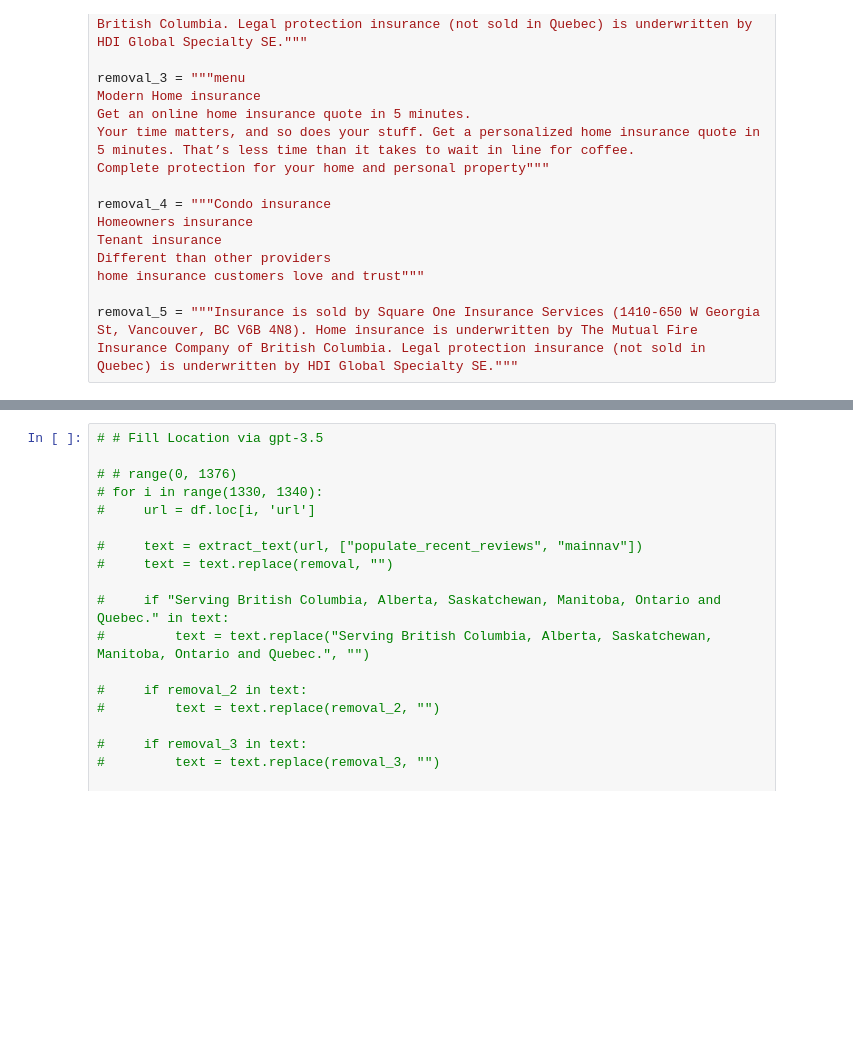
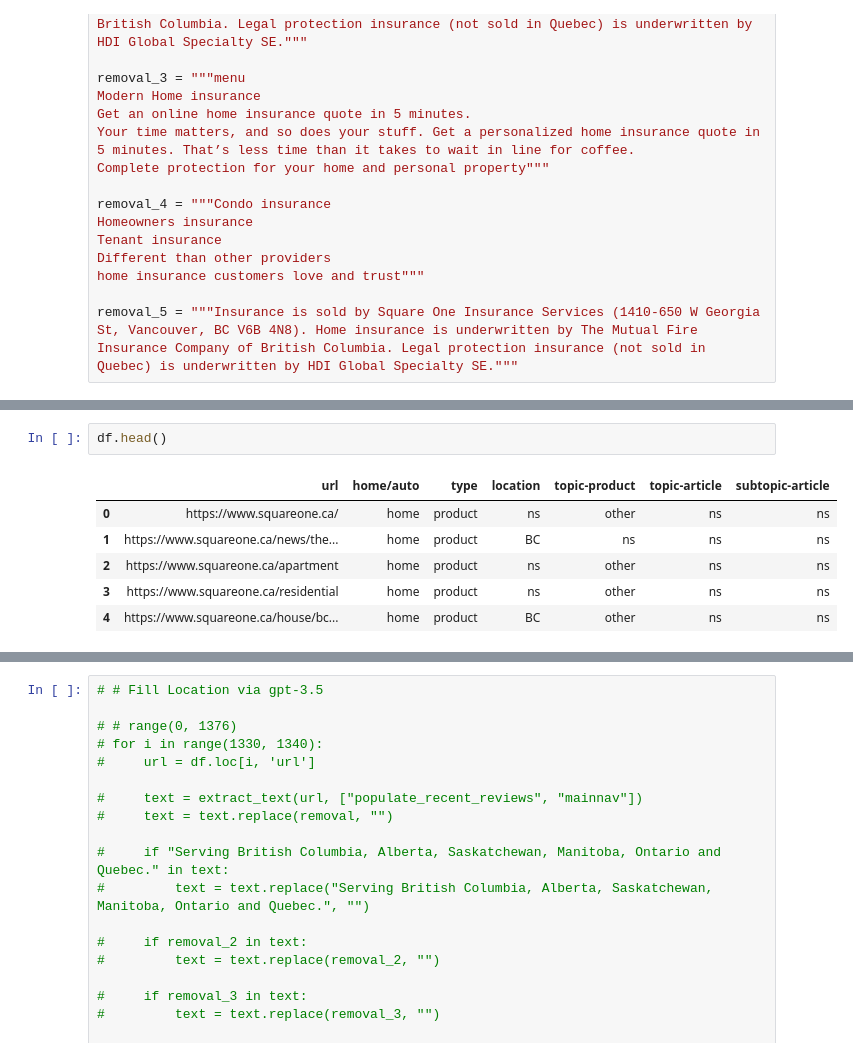
Before and after one commit to HoomanDehghaniML/DataAnalysis, a Jupyter notebook: gpt3.5/practice.ipynb, the cells around one changed output, grey strips where cells are left out. Drawn from its saved outputs; the diff is of its cells as text; blank space fills up the shorter version.

```diff
--- a/gpt3.5/practice.ipynb
+++ b/gpt3.5/practice.ipynb
@@ -381,0 +352,9 @@ df.loc[1100:1120]
+# %%
+df.head()
+# %% [output]
+|  | url | home/auto | type | location | topic-product | topic-article | subtopic-article |
+| 0 | https://www.squareone.ca/ | home | product | ns | other | ns | ns |
+| 1 | https://www.squareone.ca/news/the... | home | product | BC | ns | ns | ns |
+| 2 | https://www.squareone.ca/apartment | home | product | ns | other | ns | ns |
+| 3 | https://www.squareone.ca/residential | home | product | ns | other | ns | ns |
+| 4 | https://www.squareone.ca/house/bc... | home | product | BC | other | ns | ns |
```
Also changed, not shown: parts of 12 cells of this notebook, 11 other files.
